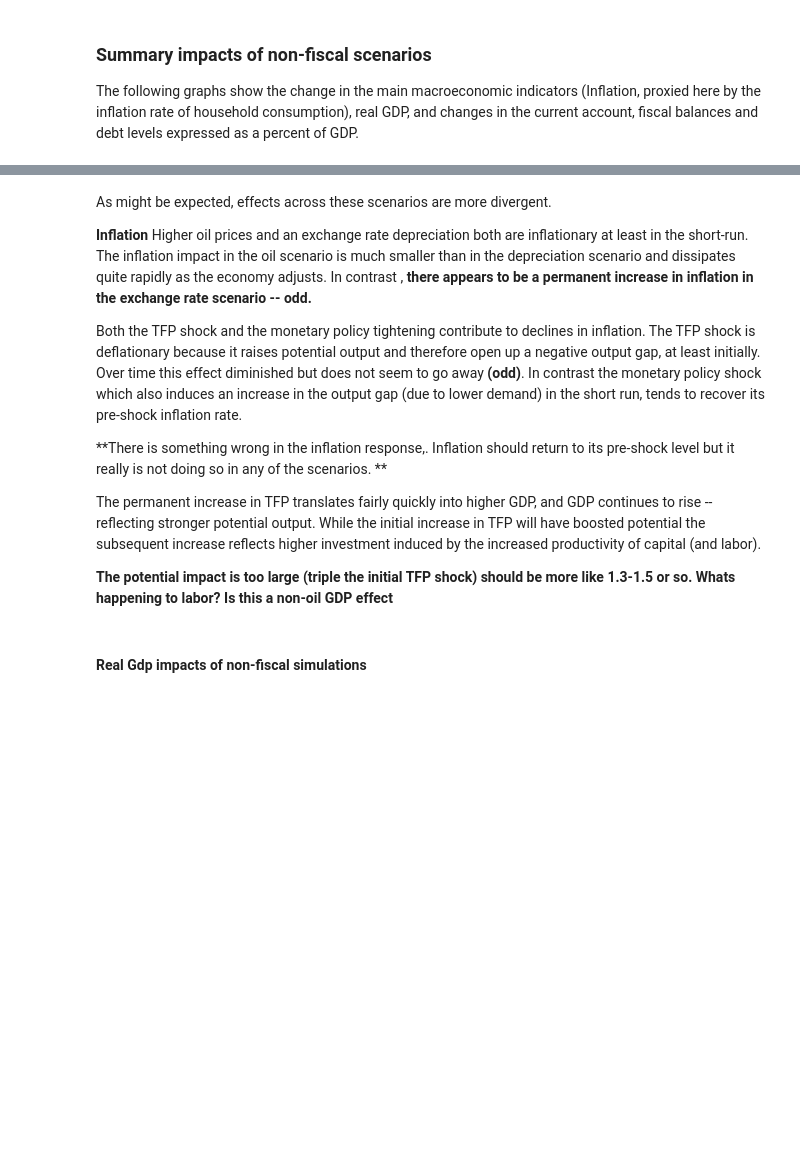
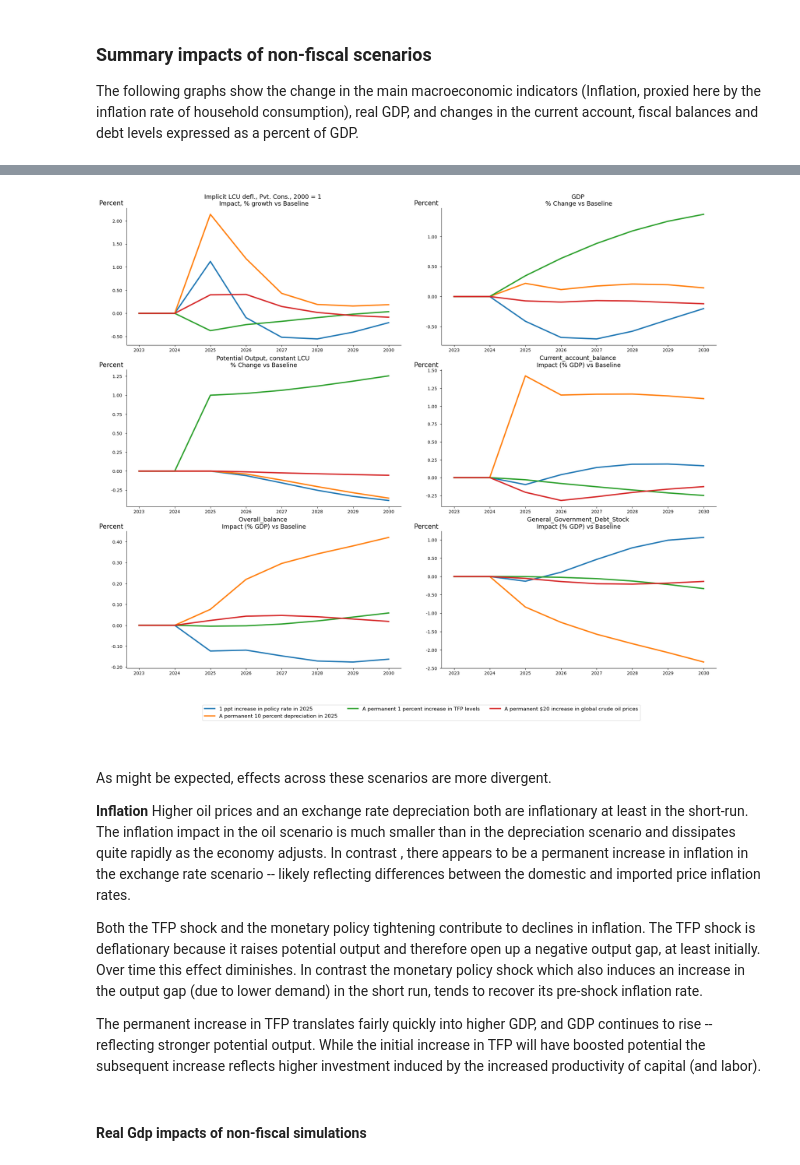
Before and after one commit to worldbank/MFMod-ModelFlow, a Jupyter notebook: Nepal/StandardShocks.ipynb, the cells around one changed output, grey strips where cells are left out. Cells and saved outputs as stored; diff of their text form; code cells hidden in the pictures; blank space fills up the shorter version.

Commit message:
Update StandardShocks.ipynb
Re-run using new plot routine and check results for econ sense

```diff
--- a/Nepal/StandardShocks.ipynb
+++ b/Nepal/StandardShocks.ipynb
@@ -328,11 +288,3 @@ To correct for this effect, the following charts show the results as a percent o
 # Uncomment to display the mnemonics and desriptions of the general gobernment (GG) expenditure items
 # (EXP) in nominal local currency (CN)
 #themodel[f'{Cty}GGEXP*CN'].des
-# %%
-for key,df in themodel.keep_solutions.items():
-    df[f'{Cty}GGBALOVRLCN_']=df[f'{Cty}GGBALOVRLCN']/df[f'{Cty}NYGDPMKTPCN']*100
-    df[f'{Cty}GGEXPTOTLCN_']=df[f'{Cty}GGEXPTOTLCN']/df[f'{Cty}NYGDPMKTPCN']*100
-    df[f'{Cty}GGREVTOTLCN_']=df[f'{Cty}GGREVTOTLCN']/df[f'{Cty}NYGDPMKTPCN']*100
-    df[f'{Cty}GGEXPINTPCN_']=df[f'{Cty}GGEXPINTPCN']/df[f'{Cty}NYGDPMKTPCN']*100
-    df[f'{Cty}GGDBTTOTLCN_']=df[f'{Cty}GGDBTTOTLCN']/df[f'{Cty}NYGDPMKTPCN']*100
-    themodel.keep_solutions[key]=df
@@ -574,16 +443,22 @@ Error: The variable specification:"IDNNYGDP*KN" did not generate any matches
+# %%
+scen = "Baseline|1 ppt increase in policy rate in 2025|A permanent 10 percent depreciation in 2025|A permanent 1 percent increase in TFP levels|A permanent $20 increase in global crude oil prices"
+fig1=themodel.plot(f'{Cty}NECONPRVTXN',scenarios=scen,start=2023,end=2040,datatype="difgrowth",heading="Change in inflation",title="Inflation)");
+fig2=themodel.plot(f'{Cty}NYGDPMKTPKN {Cty}NYGDPPOTLKN',scenarios=scen,start=2023,end=2040,datatype="difpctlevel",heading="Percent change from baseline");
+fig3=themodel.plot(f'{Cty}BNCABFUNDCD {Cty}GGBALOVRLCN {Cty}GGDBTTOTLCN',scenarios=scen,start=2023,end=2040,datatype="difgdppct",heading="Change as a percent of GDP");
+
+combo=(fig1|fig2|fig3).set_options(samefig=True,name='Non_fisc')
+combo.show
+# %% [output]
+[figure, added]
 # %% [markdown]
 As might be expected, effects across these scenarios are more divergent.
 
 **Inflation**
-Higher oil prices and an exchange rate depreciation both are inflationary at least in the short-run.  The inflation impact in the oil scenario is much smaller than in the depreciation scenario and dissipates quite rapidly  as the economy adjusts. In contrast , **there appears to be a permanent increase in inflation in the exchange rate scenario -- odd.**
+Higher oil prices and an exchange rate depreciation both are inflationary at least in the short-run.  The inflation impact in the oil scenario is much smaller than in the depreciation scenario and dissipates quite rapidly  as the economy adjusts. In contrast , there appears to be a permanent increase in inflation in the exchange rate scenario -- likely reflecting differences between the domestic and imported price inflation rates.
 
-Both the TFP shock and the monetary policy tightening contribute to declines in inflation.  The TFP shock is deflationary because it raises potential output and therefore open up a negative output gap, at least initially.  Over time this effect diminished but does not seem to go away **(odd)**. In contrast the monetary policy shock which also induces an increase in the output gap (due to lower demand) in the short run, tends to recover its pre-shock inflation rate.
-
-**There is something wrong in the inflation response,.  Inflation should return to its pre-shock level but it really is not doing so in any of the scenarios. **
+Both the TFP shock and the monetary policy tightening contribute to declines in inflation.  The TFP shock is deflationary because it raises potential output and therefore open up a negative output gap, at least initially.  Over time this effect diminishes. In contrast the monetary policy shock which also induces an increase in the output gap (due to lower demand) in the short run, tends to recover its pre-shock inflation rate.
 
 The permanent increase in TFP translates fairly quickly into higher GDP, and GDP continues to rise -- reflecting stronger potential output.  While the initial increase in TFP will have boosted potential the subsequent increase reflects higher investment induced by the increased productivity of capital (and labor).
-
-**The potential impact is too large (triple the initial TFP shock) should be more like 1.3-1.5 or so.  Whats happening to labor? Is this a  non-oil GDP effect**
 # %% [markdown]
 #### Real Gdp impacts of non-fiscal simulations
 # %%
```
Also changed, not shown: parts of 32 cells of this notebook.
